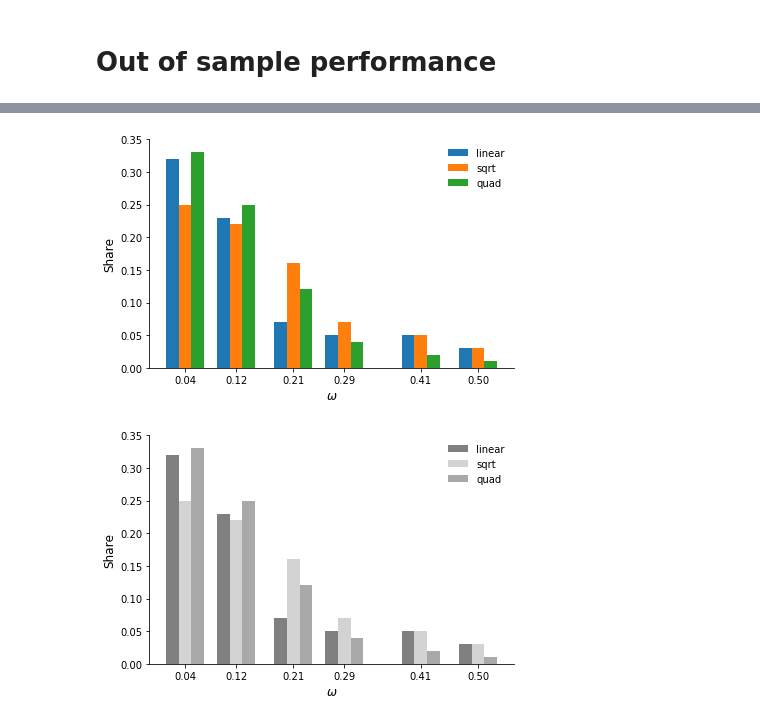
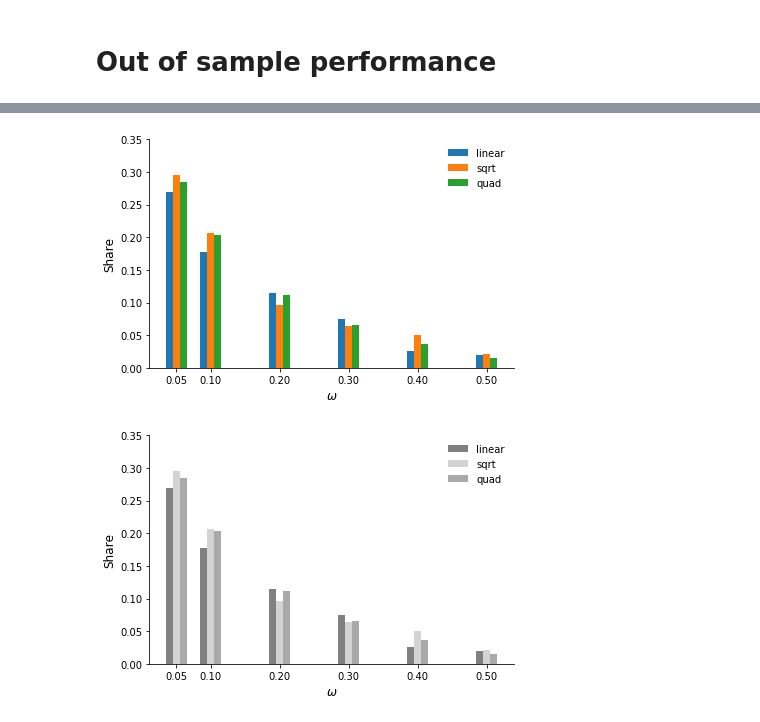
Before and after one commit to robustzurcher/analysis, a Jupyter notebook: notebooks/03_application.ipynb, the cells around one changed output, grey strips where cells are left out. Cells and saved outputs as stored; diff of their text form; code cells hidden in the pictures.

```diff
--- a/notebooks/03_application.ipynb
+++ b/notebooks/03_application.ipynb
@@ -197,7 +216,7 @@ get_out_of_sample_diff(0.12, 50, 19)
 # %%
-keys = [0.04, 0.12, 0.21, 0.29, 0.41, 0.5]
-width = 0.02
+keys = [0.05, 0.1, 0.2, 0.3, 0.4, 0.5]
+width = 0.01
 get_robust_performance(keys, width)
 # %% [output]
-[figure, old version]
+[figure, new version]
-[figure, old version]
+[figure, new version]
```
Also changed, not shown: parts of 11 cells of this notebook, 2 other files.
